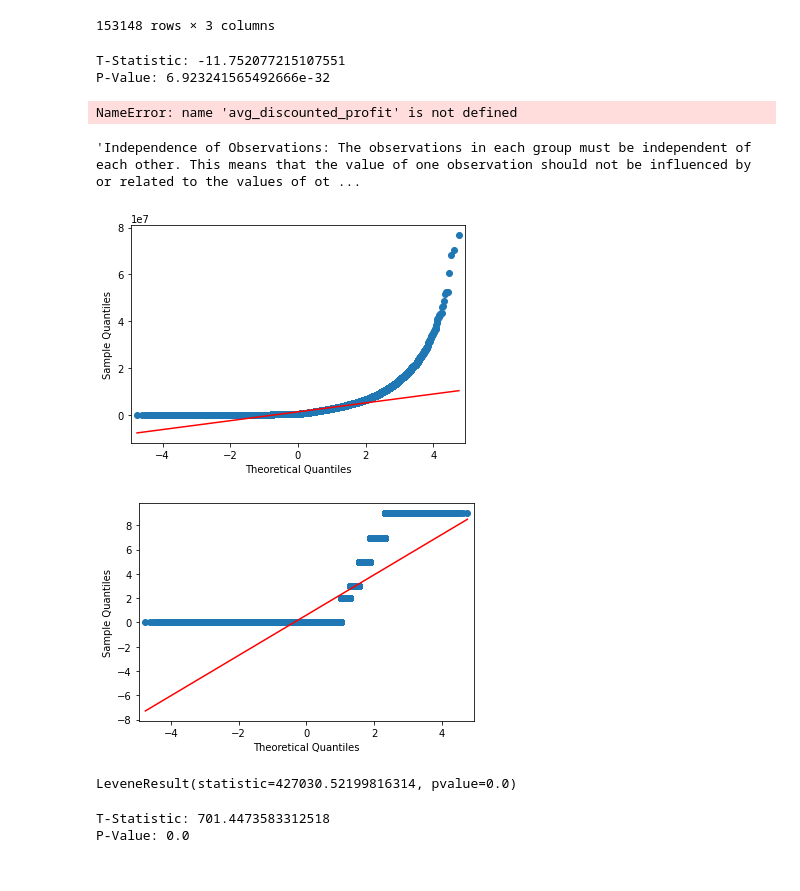
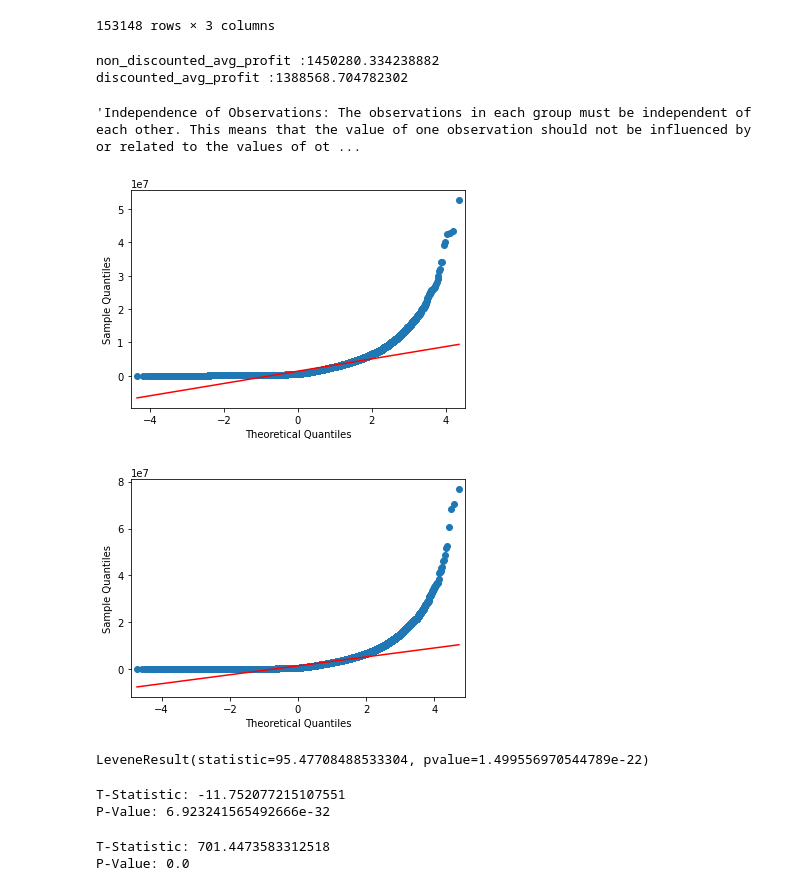
Before and after one commit to realBagher/Laptop_analysis_and_Warehousing_g3, a Jupyter notebook: Tasks/task 3/task_3.ipynb, the cells around one changed output. Cells and saved outputs as stored; diff of their text form; code cells hidden in the pictures.

Commit message:
update plots

```diff
--- a/Tasks/task 3/task_3.ipynb
+++ b/Tasks/task 3/task_3.ipynb
@@ -142,25 +148,14 @@ discounted_sales
 | 1017053 | 1302000.0 | 7 | 90000.0 |
 153148 rows × 3 columns
 # %%
-# Perform the t-test
-t_stat, p_value = stats.ttest_ind(discounted_sales['Profit'], non_discounted_sales['Profit'])
-# Print the results
-print(f'T-Statistic: {t_stat}')
-print(f'P-Value: {p_value}')
+# Calculate the average profit for each group
+non_discounted_avg_profit = non_discounted_sales['Profit'].mean()
+discounted_avg_profit = discounted_sales['Profit'].mean()
+print(f'non_discounted_avg_profit :{non_discounted_avg_profit}')
+print(f'discounted_avg_profit :{discounted_avg_profit}')
 # %% [output]
-T-Statistic: -11.752077215107551
-P-Value: 6.923241565492666e-32
+non_discounted_avg_profit :1450280.334238882
+discounted_avg_profit :1388568.704782302
-# %%
-import matplotlib.pyplot as plt
-
-# Example data visualization (replace with your data)
-plt.bar(['Discounted', 'Non-discounted'], [avg_discounted_profit, avg_non_discounted_profit])
-plt.xlabel("Sales Type")
-plt.ylabel("Average Profit")
-plt.title("Effect of Discounts on Profit")
-plt.show()
-# %% [output]
-NameError: name 'avg_discounted_profit' is not defined
 # %%
 # Check the assumptions
 # Assumption 1: Independence of Observations
@@ -172,24 +167,33 @@ NameError: name 'avg_discounted_profit' is not defined
 # %%
 # Assumption 2: Normality
 # Check normality using Q-Q plots and Shapiro-Wilk test
 '''Normality: The data in each group should follow a roughly normal distribution. Normality is important because the t-test assumes that the sampling distribution of the means is normally distributed. You can check for normality using methods like histograms, Q-Q plots, or formal statistical tests (e.g., Shapiro-Wilk test).
 '''
-qqplot_column1 = sm.qqplot(df_order['Profit'], line='s')
-qqplot_column2 = sm.qqplot(df_order['Discount'], line='s')
-shapiro_column1 = stats.shapiro(df_order['Profit'])
-shapiro_column2 = stats.shapiro(df_order['Discount'])
+qqplot_column1 = sm.qqplot(discounted_sales['Profit'], line='s')
+qqplot_column2 = sm.qqplot(non_discounted_sales['Profit'], line='s')
+shapiro_column1 = stats.shapiro(discounted_sales['Profit'])
+shapiro_column2 = stats.shapiro(non_discounted_sales['Profit'])
 # %% [output]
-[figure, old version]
+[figure, new version]
-[figure, old version]
+[figure, new version]
 # %%
 # Assumption 3: Homogeneity of Variance
 # Check homoscedasticity using Levene's test
 '''Homogeneity of Variance: The variances in the different groups being compared should be approximately equal (homoscedasticity). This assumption is important because the t-test assumes that the standard deviations of the two groups are equal. You can check for homogeneity of variance using statistical tests like Levene's test or by examining the spread of data within groups.
 '''
-levene_test = stats.levene(df_order['Profit'], df_order['Discount'])
+levene_test = stats.levene(discounted_sales['Profit'], non_discounted_sales['Profit'])
 levene_test
 # %% [output]
-LeveneResult(statistic=427030.52199816314, pvalue=0.0)
+LeveneResult(statistic=95.47708488533304, pvalue=1.499556970544789e-22)
+# %%
+# Perform the t-test
+t_stat, p_value = stats.ttest_ind(discounted_sales['Profit'], non_discounted_sales['Profit'])
+# Print the results
+print(f'T-Statistic: {t_stat}')
+print(f'P-Value: {p_value}')
+# %% [output]
+T-Statistic: -11.752077215107551
+P-Value: 6.923241565492666e-32
 # %%
 # Print the results
 print(f'T-Statistic: {t_stat}')
```
Also changed, not shown: parts of 10 cells of this notebook.
